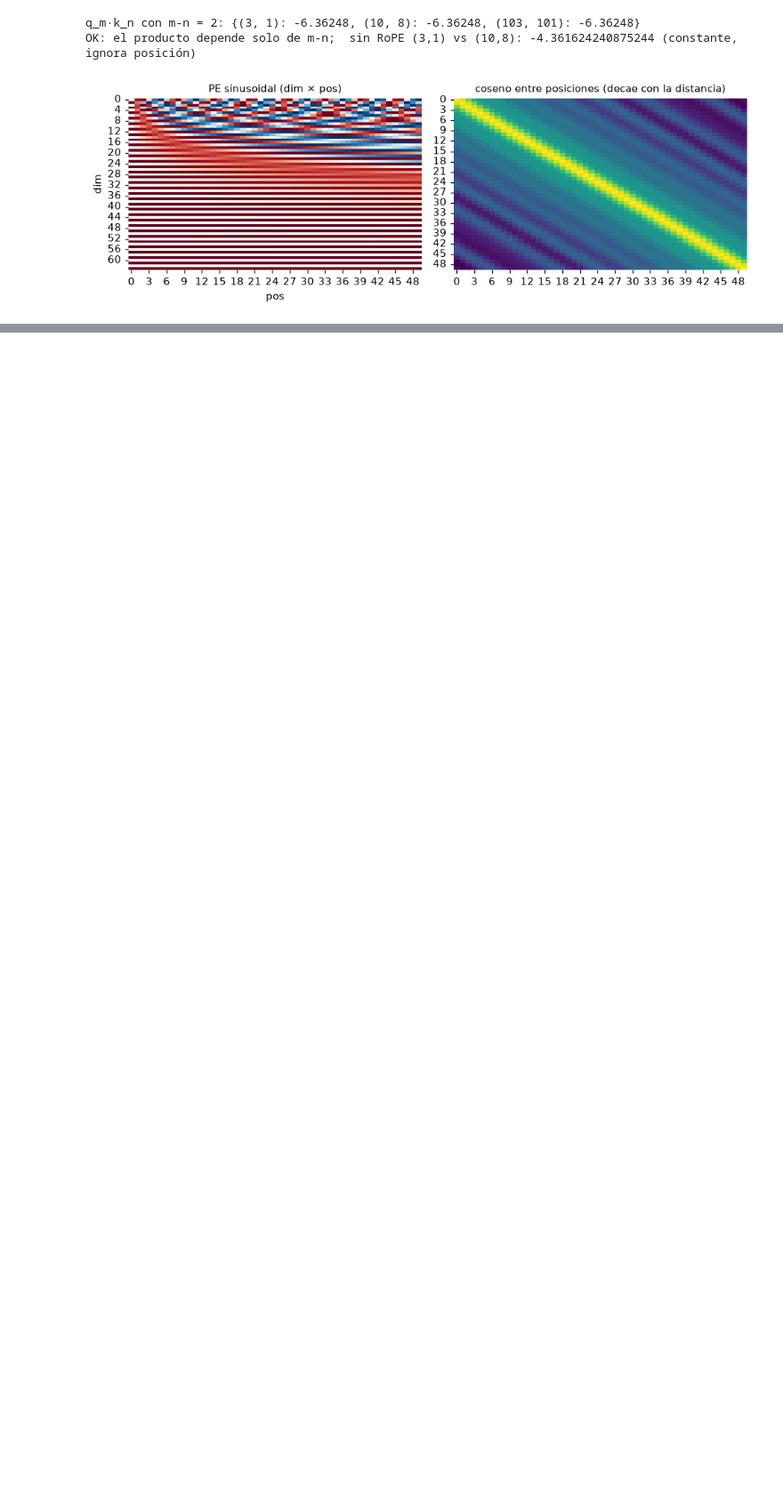
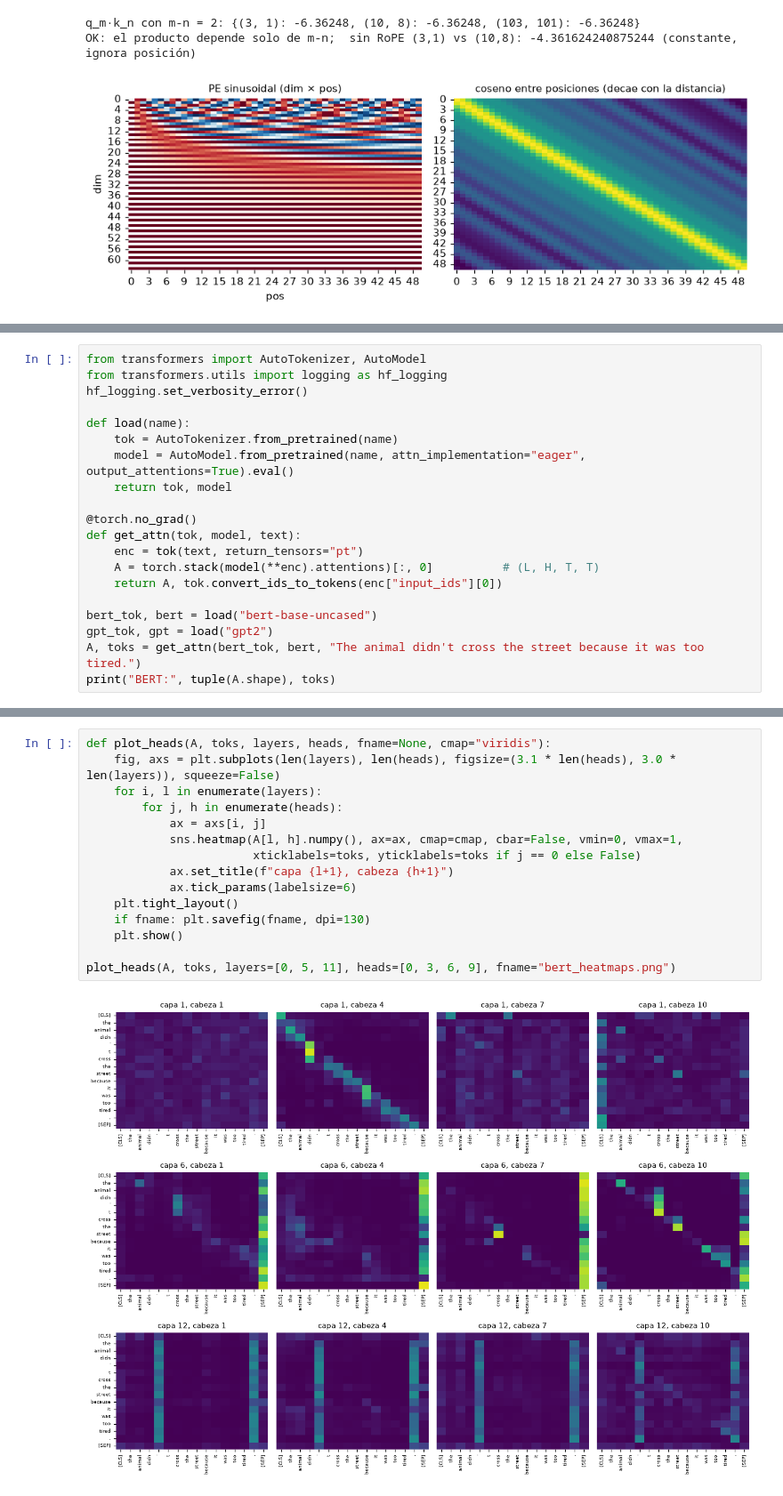
Before and after one commit to AscencioSIUU/deepLearning, a Jupyter notebook: labs/hdb-transformers/notebook.ipynb, the cells around one changed output, grey strips where cells are left out. Shown at 89% size. Drawn from its saved outputs; the diff is of its cells as text; blank space fills up the shorter version.

Commit message:
hdb-transformers: atencion de BERT (heatmaps por capa/cabeza, correferencia)

```diff
--- a/labs/hdb-transformers/notebook.ipynb
+++ b/labs/hdb-transformers/notebook.ipynb
@@ -180,0 +186,20 @@ OK: el producto depende solo de m-n;  sin RoPE (3,1) vs (10,8): -4.3616242408752
+# %%
+from transformers import AutoTokenizer, AutoModel
+from transformers.utils import logging as hf_logging
+hf_logging.set_verbosity_error()
+
+def load(name):
+    tok = AutoTokenizer.from_pretrained(name)
+    model = AutoModel.from_pretrained(name, attn_implementation="eager", output_attentions=True).eval()
+    return tok, model
+
+@torch.no_grad()
+def get_attn(tok, model, text):
+    enc = tok(text, return_tensors="pt")
+    A = torch.stack(model(**enc).attentions)[:, 0]          # (L, H, T, T)
+    return A, tok.convert_ids_to_tokens(enc["input_ids"][0])
+
+bert_tok, bert = load("bert-base-uncased")
+gpt_tok, gpt = load("gpt2")
+A, toks = get_attn(bert_tok, bert, "The animal didn't cross the street because it was too tired.")
+print("BERT:", tuple(A.shape), toks)
@@ -180,0 +213,17 @@ OK: el producto depende solo de m-n;  sin RoPE (3,1) vs (10,8): -4.3616242408752
+# %%
+def plot_heads(A, toks, layers, heads, fname=None, cmap="viridis"):
+    fig, axs = plt.subplots(len(layers), len(heads), figsize=(3.1 * len(heads), 3.0 * len(layers)), squeeze=False)
+    for i, l in enumerate(layers):
+        for j, h in enumerate(heads):
+            ax = axs[i, j]
+            sns.heatmap(A[l, h].numpy(), ax=ax, cmap=cmap, cbar=False, vmin=0, vmax=1,
+                        xticklabels=toks, yticklabels=toks if j == 0 else False)
+            ax.set_title(f"capa {l+1}, cabeza {h+1}")
+            ax.tick_params(labelsize=6)
+    plt.tight_layout()
+    if fname: plt.savefig(fname, dpi=130)
+    plt.show()
+
+plot_heads(A, toks, layers=[0, 5, 11], heads=[0, 3, 6, 9], fname="bert_heatmaps.png")
+# %% [output]
+[figure, added]
```
Also changed, not shown: parts of 9 cells of this notebook, 4 other files.
